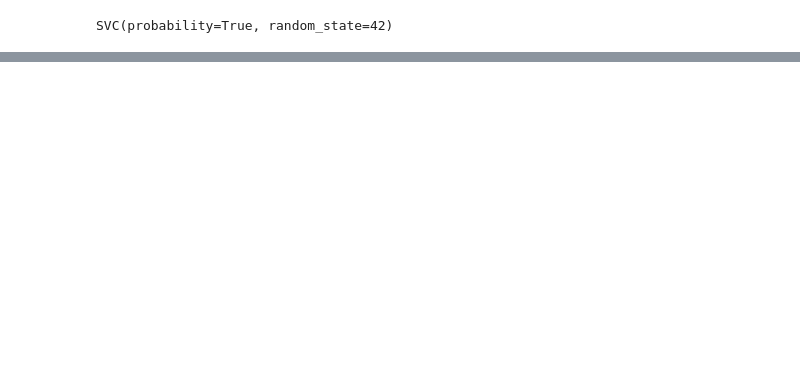
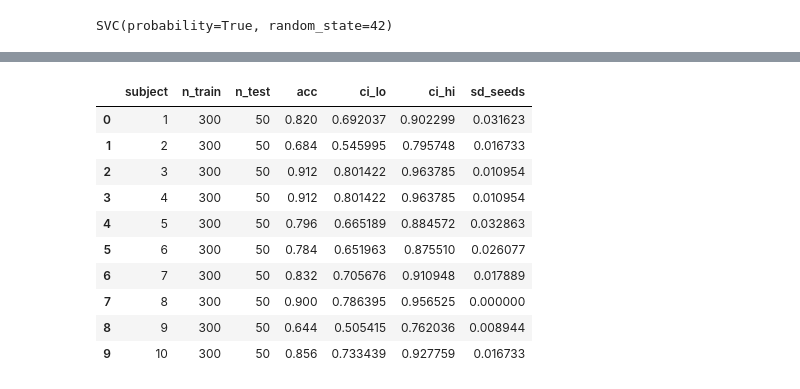
Before and after one commit to CPqD/eeg-decoding-framework, a Jupyter notebook: main_bci_competition.ipynb, the cells around one changed output, grey strips where cells are left out. Saved outputs shown, nothing was run; the diff lists cells and outputs as text; code cells hidden in the pictures; blank space fills up the shorter version.

```diff
--- a/main_bci_competition.ipynb
+++ b/main_bci_competition.ipynb
@@ -155,0 +161,41 @@ _ = plot_metrics_bar(y_test, y_pred, class_names=class_names)
+# %%
+import numpy as np, pandas as pd
+from scipy import stats
+from sklearn.svm import SVC
+from sklearn.metrics import f1_score, recall_score
+
+def wilson(k, n, z=1.96):
+    p = k / n
+    d = 1 + z*z/n
+    c = (p + z*z/(2*n)) / d
+    h = z*np.sqrt(p*(1-p)/n + z*z/(4*n*n)) / d
+    return c - h, c + h
+
+SEEDS = [0, 1, 2, 3, 4]          # ICA é estocástico; CSP e SVM não
+rows = []
+for s in range(1, 11):
+    tr = load_bci2020_track3(root_dir=root_dir, split="train",      subjects=[s], concatenate=True)
+    te = load_bci2020_track3(root_dir=root_dir, split="validation", subjects=[s], concatenate=True)
+    accs = []
+    for seed in SEEDS:
+        pre = PreprocessingPipeline([
+            ('filter', Filter(l_freq=None, h_freq=100.0, notch_freqs=60.0, notch_width=0.1)),
+            ('ica',    ICA(random_state=seed)),
+            ('car',    CAR()),
+        ])
+        tr_f = pre.fit_transform(tr); te_f = pre.transform(te)
+        feat = FeaturePipeline([('CSP', CSP())])
+        X_tr, y_tr = feat.fit_transform(tr_f); X_te, y_te = feat.transform(te_f)
+        y_pred = SVC(kernel='rbf', probability=True, random_state=42).fit(X_tr, y_tr).predict(X_te)
+        accs.append((y_pred == y_te).mean())
+    n = len(y_te); acc = float(np.mean(accs))
+    lo, hi = wilson(acc * n, n)
+    rows.append(dict(subject=s, n_train=len(y_tr), n_test=n, acc=acc, ci_lo=lo, ci_hi=hi,
+                     sd_seeds=float(np.std(accs, ddof=1))))
+
+df = pd.DataFrame(rows)
+a = df["acc"].values
+m, sd = a.mean(), a.std(ddof=1)
+h = stats.t.ppf(0.975, len(a) - 1) * sd / np.sqrt(len(a))
+print(df.round(3)); print(f"mean={m:.3f} sd={sd:.3f} IC95 da média=[{m-h:.3f}, {m+h:.3f}]")
+df.to_csv("bci2020_subjects.csv", index=False)
@@ -155,0 +284,14 @@ _ = plot_metrics_bar(y_test, y_pred, class_names=class_names)
+# %%
+df
+# %% [output]
+|  | subject | n_train | n_test | acc | ci_lo | ci_hi | sd_seeds |
+| 0 | 1 | 300 | 50 | 0.820 | 0.692037 | 0.902299 | 0.031623 |
+| 1 | 2 | 300 | 50 | 0.684 | 0.545995 | 0.795748 | 0.016733 |
+| 2 | 3 | 300 | 50 | 0.912 | 0.801422 | 0.963785 | 0.010954 |
+| 3 | 4 | 300 | 50 | 0.912 | 0.801422 | 0.963785 | 0.010954 |
+| 4 | 5 | 300 | 50 | 0.796 | 0.665189 | 0.884572 | 0.032863 |
+| 5 | 6 | 300 | 50 | 0.784 | 0.651963 | 0.875510 | 0.026077 |
+| 6 | 7 | 300 | 50 | 0.832 | 0.705676 | 0.910948 | 0.017889 |
+| 7 | 8 | 300 | 50 | 0.900 | 0.786395 | 0.956525 | 0.000000 |
+| 8 | 9 | 300 | 50 | 0.644 | 0.505415 | 0.762036 | 0.008944 |
+| 9 | 10 | 300 | 50 | 0.856 | 0.733439 | 0.927759 | 0.016733 |
```
Also changed, not shown: parts of 17 cells of this notebook, 17 other files.
